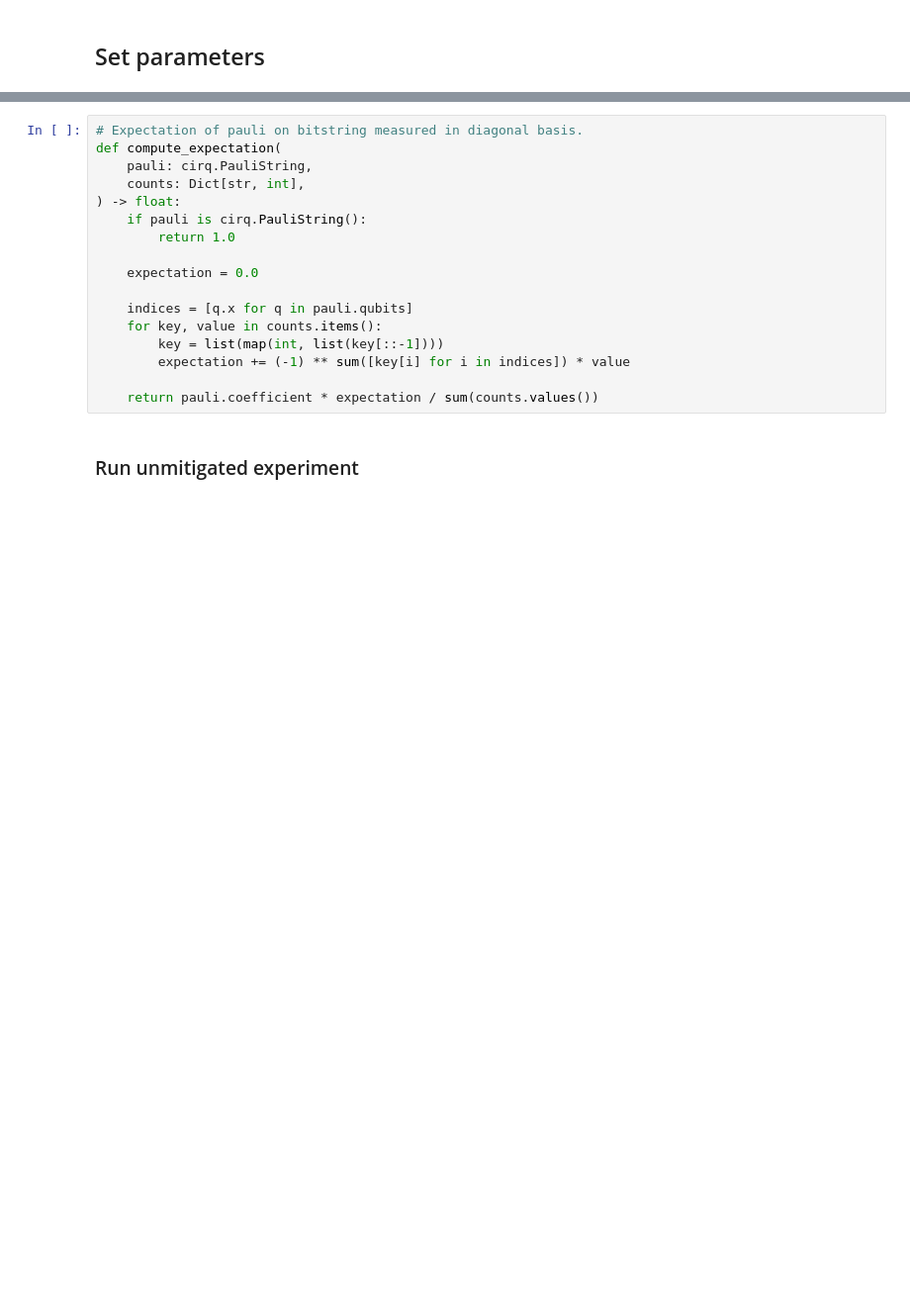
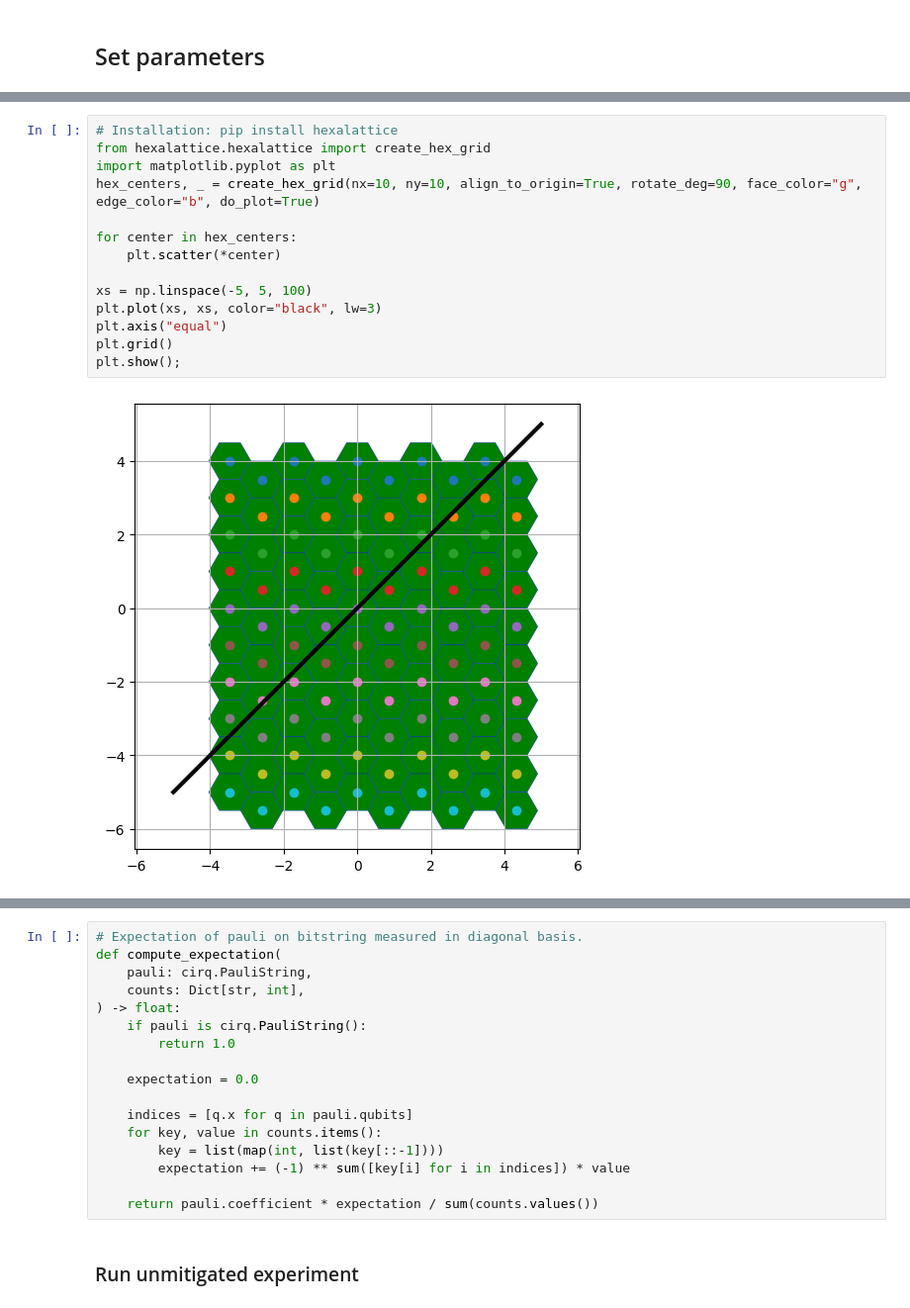
Before and after one commit to rmlarose/encoded, a Jupyter notebook: experiments/color/bell/hardware/run-bell-state-logical-zz-seven-qubit-tcc.ipynb, the cells around one changed output, grey strips where cells are left out. Shown at 99% size. Saved outputs shown, nothing was run; the diff lists cells and outputs as text; blank space fills up the shorter version.

```diff
--- a/experiments/color/bell/hardware/run-bell-state-logical-zz-seven-qubit-tcc.ipynb
+++ b/experiments/color/bell/hardware/run-bell-state-logical-zz-seven-qubit-tcc.ipynb
@@ -83,0 +98,16 @@ len(layout[d])
+# %%
+# Installation: pip install hexalattice
+from hexalattice.hexalattice import create_hex_grid
+import matplotlib.pyplot as plt
+hex_centers, _ = create_hex_grid(nx=10, ny=10, align_to_origin=True, rotate_deg=90, face_color="g", edge_color="b", do_plot=True)
+
+for center in hex_centers:
+    plt.scatter(*center)
+
+xs = np.linspace(-5, 5, 100)
+plt.plot(xs, xs, color="black", lw=3)
+plt.axis("equal")
+plt.grid()
+plt.show();
+# %% [output]
+[figure, added]
```
Also changed, not shown: parts of 67 cells of this notebook.
